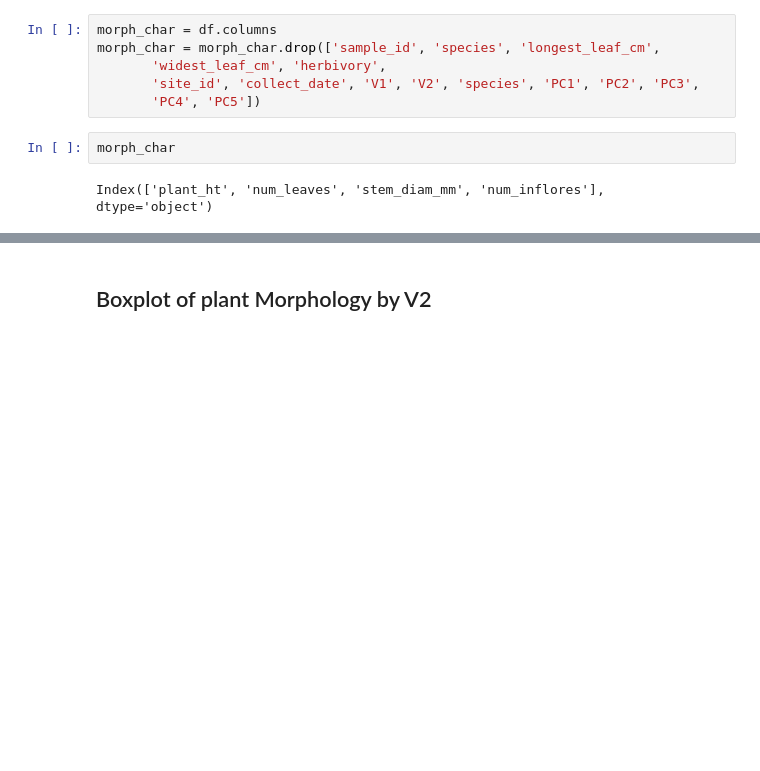
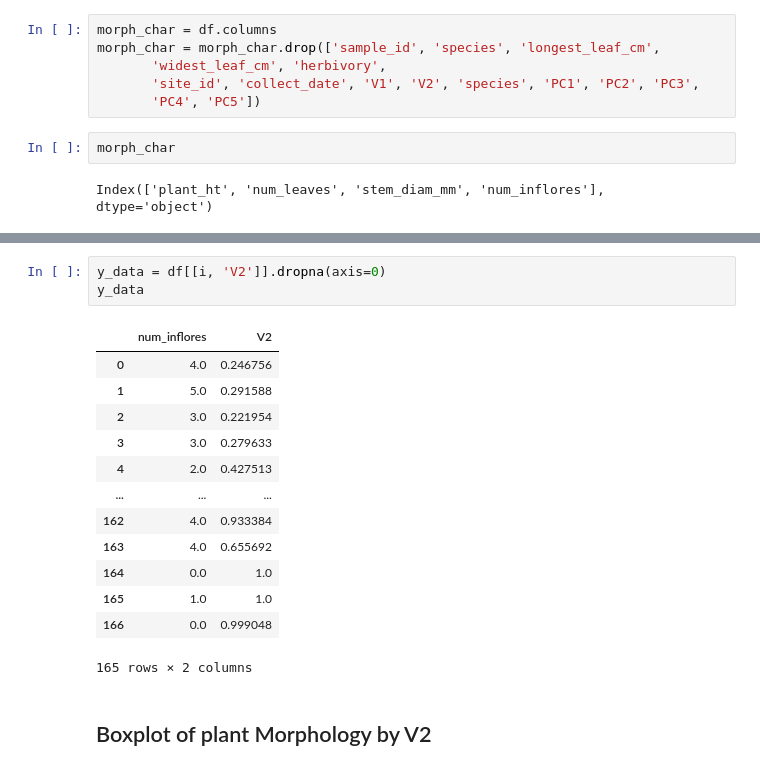
Before and after one commit to chdorgeix1/research_project, a Jupyter notebook: descriptive_analysis/morphology_analysis.ipynb, the cells around one changed output, grey strips where cells are left out. Cells and saved outputs as stored; diff of their text form; blank space fills up the shorter version.

```diff
--- a/descriptive_analysis/morphology_analysis.ipynb
+++ b/descriptive_analysis/morphology_analysis.ipynb
@@ -52,3 +79,20 @@ df = df.dropna()
+# %%
+y_data = df[[i, 'V2']].dropna(axis=0)
+y_data
+# %% [output]
+|  | num_inflores | V2 |
+| 0 | 4.0 | 0.246756 |
+| 1 | 5.0 | 0.291588 |
+| 2 | 3.0 | 0.221954 |
+| 3 | 3.0 | 0.279633 |
+| 4 | 2.0 | 0.427513 |
+| ... | ... | ... |
+| 162 | 4.0 | 0.933384 |
+| 163 | 4.0 | 0.655692 |
+| 164 | 0.0 | 1.0 |
+| 165 | 1.0 | 1.0 |
+| 166 | 0.0 | 0.999048 |
+165 rows × 2 columns
 # %% [markdown]
 ## Boxplot of plant Morphology by V2
 # %%
```
Also changed, not shown: parts of 15 cells of this notebook.
